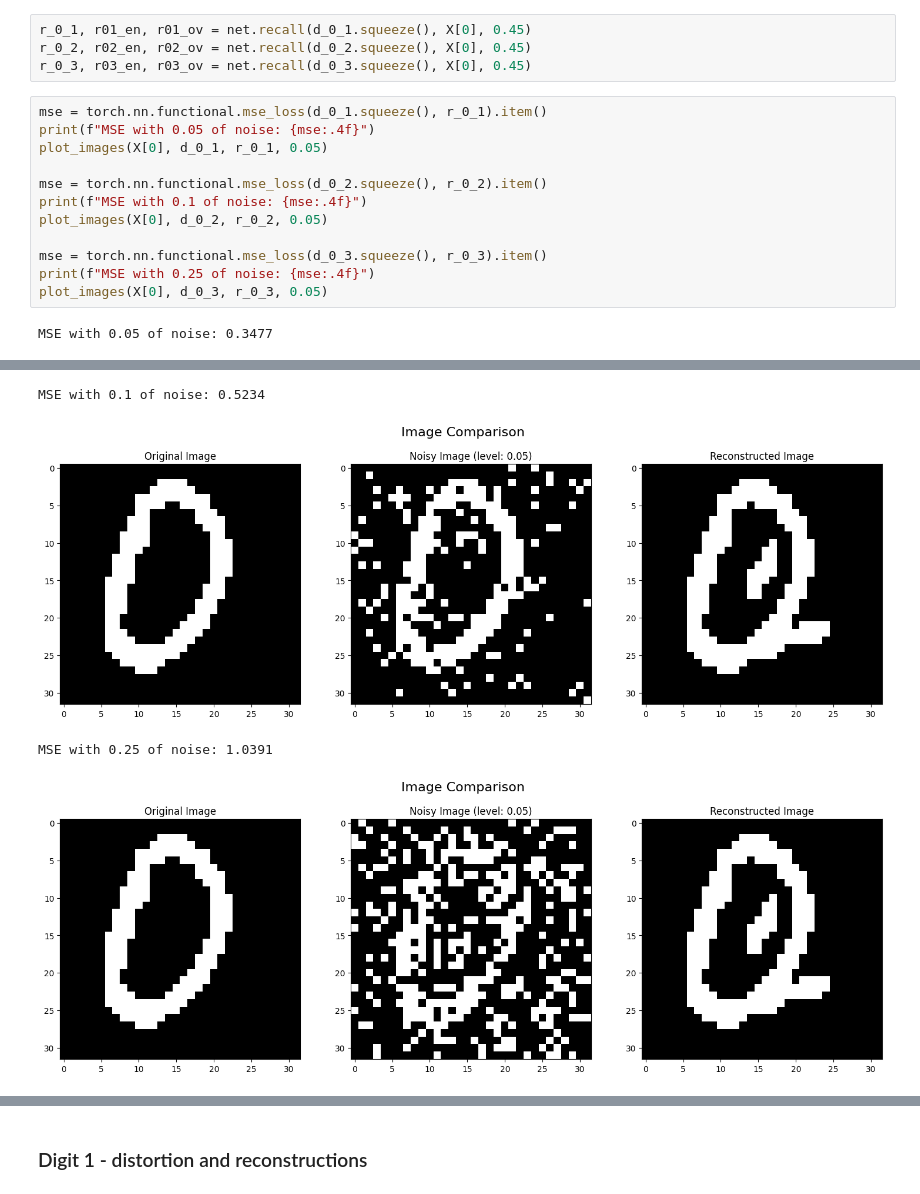
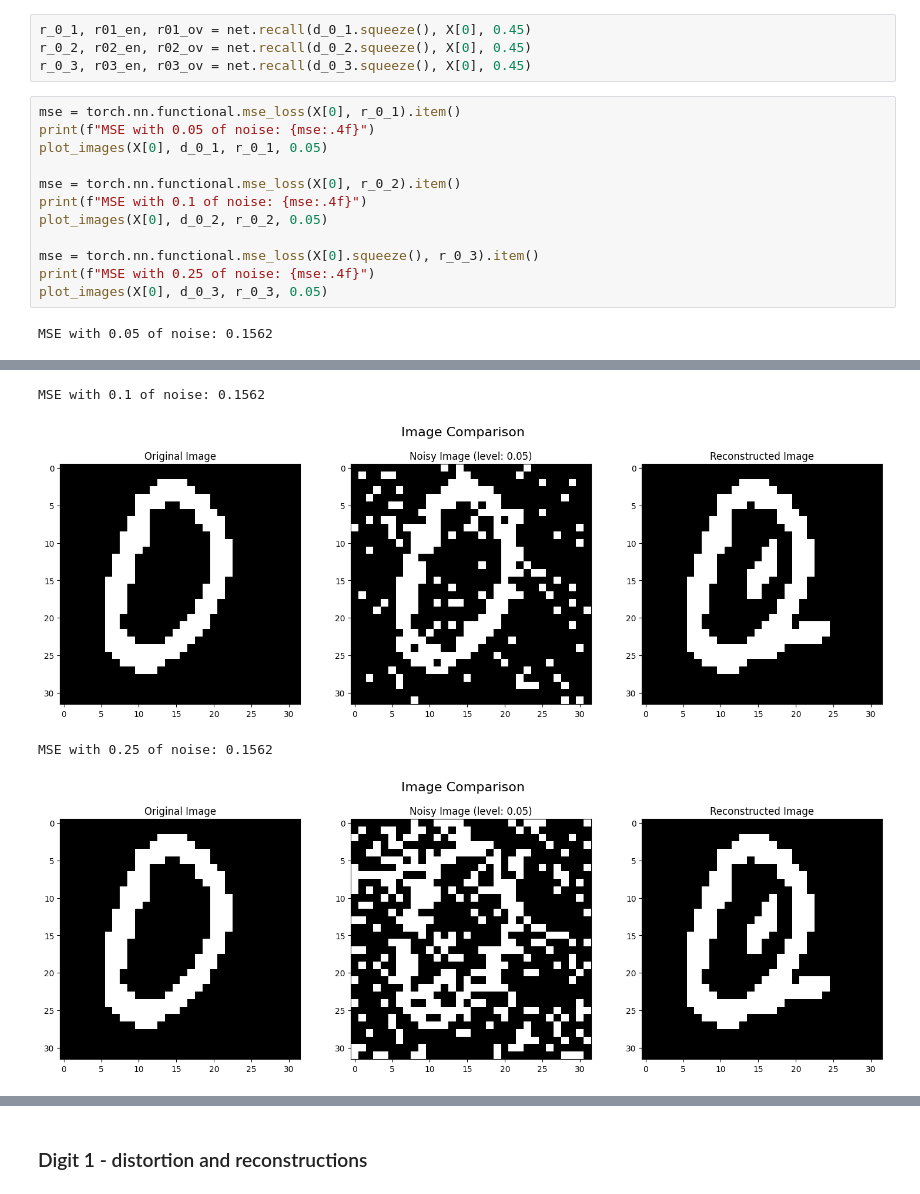
Before and after one commit to francealip/cns_lab, a Jupyter notebook: LAB2_2/main.ipynb, the cells around one changed output, grey strips where cells are left out. Cells and saved outputs as stored; diff of their text form.

```diff
--- a/LAB2_2/main.ipynb
+++ b/LAB2_2/main.ipynb
@@ -45,16 +40,16 @@ r_0_1, r01_en, r01_ov = net.recall(d_0_1.squeeze(), X[0], 0.45)
 r_0_2, r02_en, r02_ov = net.recall(d_0_2.squeeze(), X[0], 0.45)
 r_0_3, r03_en, r03_ov = net.recall(d_0_3.squeeze(), X[0], 0.45)
 # %%
-mse = torch.nn.functional.mse_loss(d_0_1.squeeze(), r_0_1).item()
+mse = torch.nn.functional.mse_loss(X[0], r_0_1).item()
 print(f"MSE with 0.05 of noise: {mse:.4f}")
 plot_images(X[0], d_0_1, r_0_1, 0.05)
 
-mse = torch.nn.functional.mse_loss(d_0_2.squeeze(), r_0_2).item()
+mse = torch.nn.functional.mse_loss(X[0], r_0_2).item()
 print(f"MSE with 0.1 of noise: {mse:.4f}")
 plot_images(X[0], d_0_2, r_0_2, 0.05)
 
-mse = torch.nn.functional.mse_loss(d_0_3.squeeze(), r_0_3).item()
+mse = torch.nn.functional.mse_loss(X[0].squeeze(), r_0_3).item()
 print(f"MSE with 0.25 of noise: {mse:.4f}")
 plot_images(X[0], d_0_3, r_0_3, 0.05)
 # %% [output]
-MSE with 0.05 of noise: 0.3477
+MSE with 0.05 of noise: 0.1562
@@ -62,7 +57,7 @@ MSE with 0.05 of noise: 0.3477
-MSE with 0.1 of noise: 0.5234
+MSE with 0.1 of noise: 0.1562
-[figure, old version]
+[figure, new version]
-MSE with 0.25 of noise: 1.0391
+MSE with 0.25 of noise: 0.1562
-[figure, old version]
+[figure, new version]
 # %%
 plot_energy_overlap(r01_en, r01_ov, 0.05)
 plot_energy_overlap(r02_en, r02_ov, 0.1)
```
Also changed, not shown: parts of 7 cells of this notebook, 4 other files.
